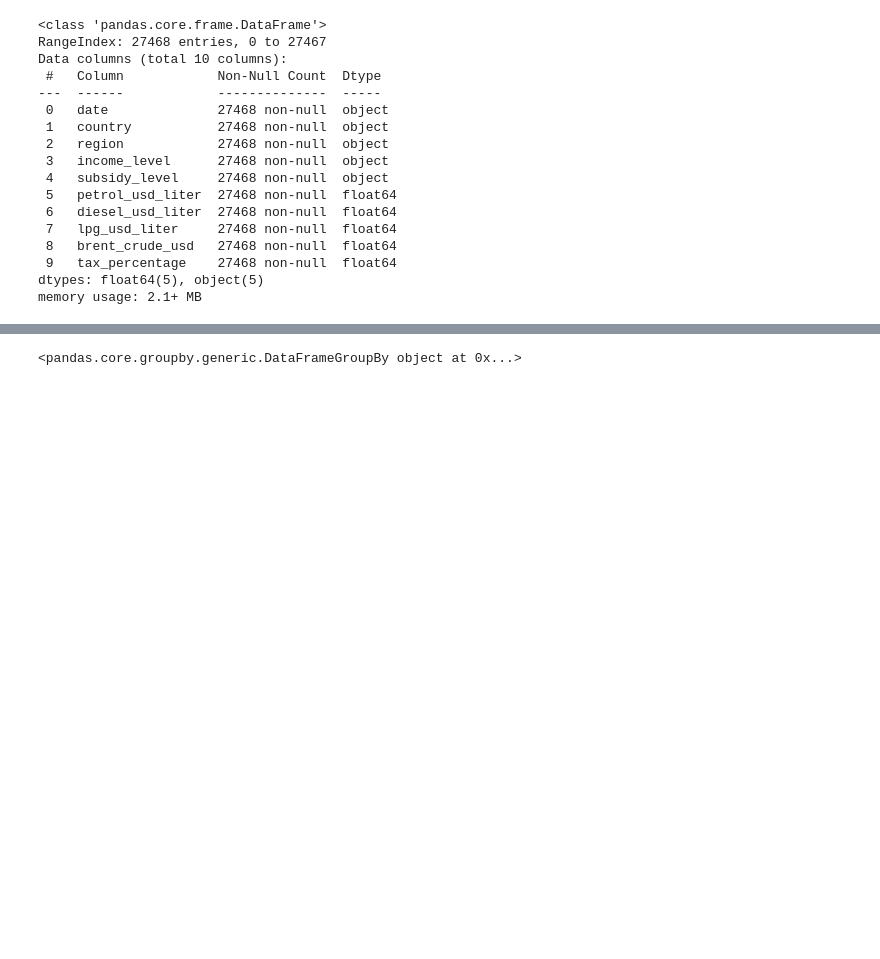
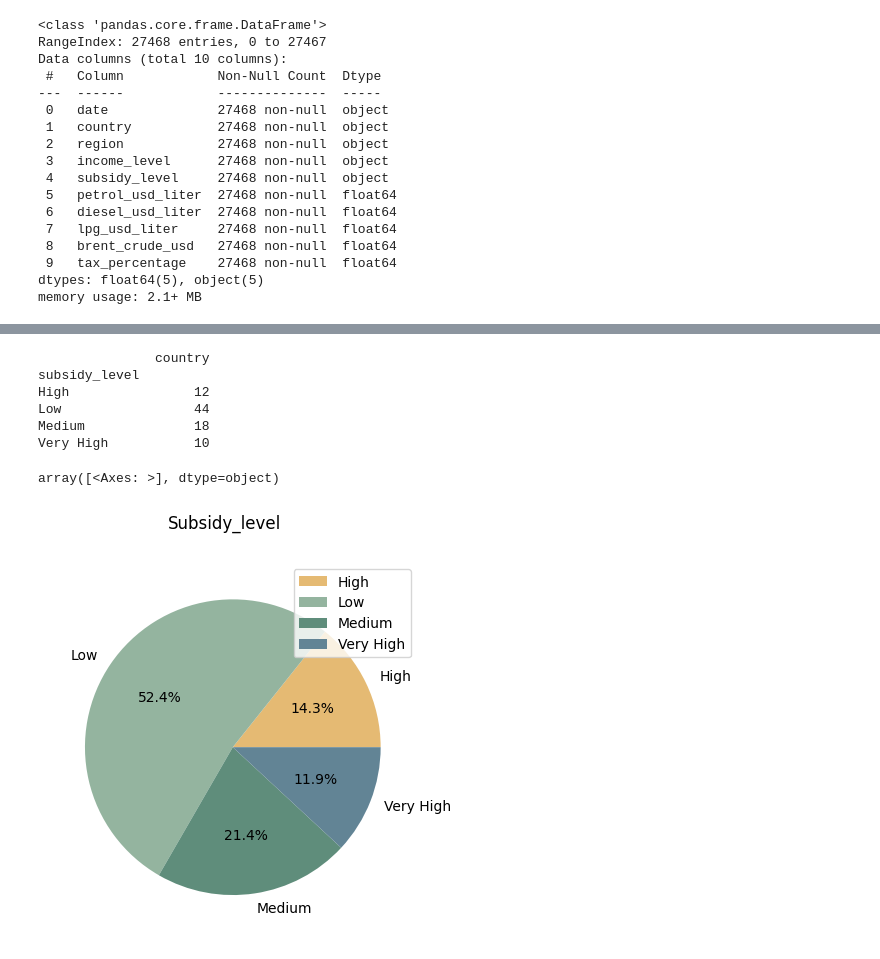
Before and after one commit to fa7hmed12121-eng/analyzing-fuel-prices, a Jupyter notebook: dates_figure.ipynb, the cells around one changed output, grey strips where cells are left out. Drawn from its saved outputs; the diff is of its cells as text; code cells hidden in the pictures; blank space fills up the shorter version.

```diff
--- a/dates_figure.ipynb
+++ b/dates_figure.ipynb
@@ -38,4 +116,16 @@ Region['North America' 'South America' 'Europe' 'Asia' 'Oceania' 'Middle East'
 # %%
-# Country income level & subside level
+# Country income level & subside level and  the persantage of subsidy level
+subsidy_level = countries.groupby('subsidy_level')['country'].nunique().to_frame()
+print(f'{subsidy_level}')
+mcolors = [ '#E5BA73', '#94B49F', '#5F8D7B', '#628495']
+
+subsidy_level.plot(kind= 'pie', autopct = '%1.1f%%',title = "Subsidy_level", ylabel = '', colors =mcolors,subplots= True)
 # %% [output]
-<pandas.core.groupby.generic.DataFrameGroupBy object at 0x...>
+               country
+subsidy_level
+High                12
+Low                 44
+Medium              18
+Very High           10
+array([<Axes: >], dtype=object)
+[figure, added]
```
Also changed, not shown: parts of 10 cells of this notebook, 1 other file.
